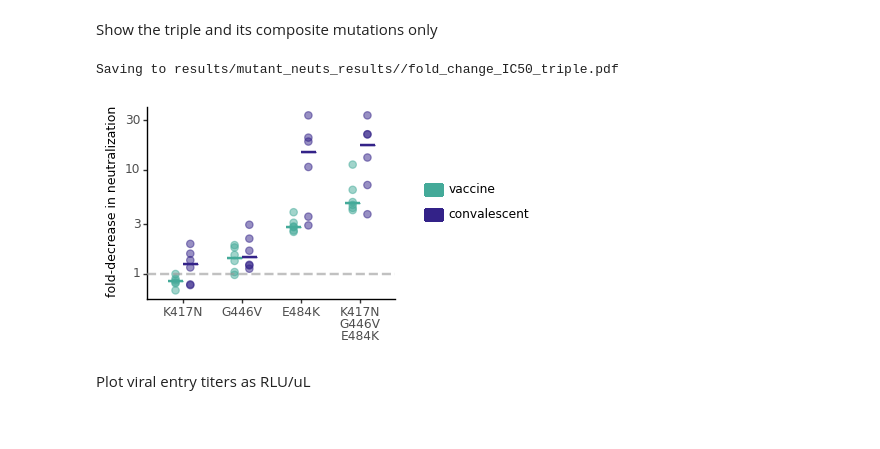
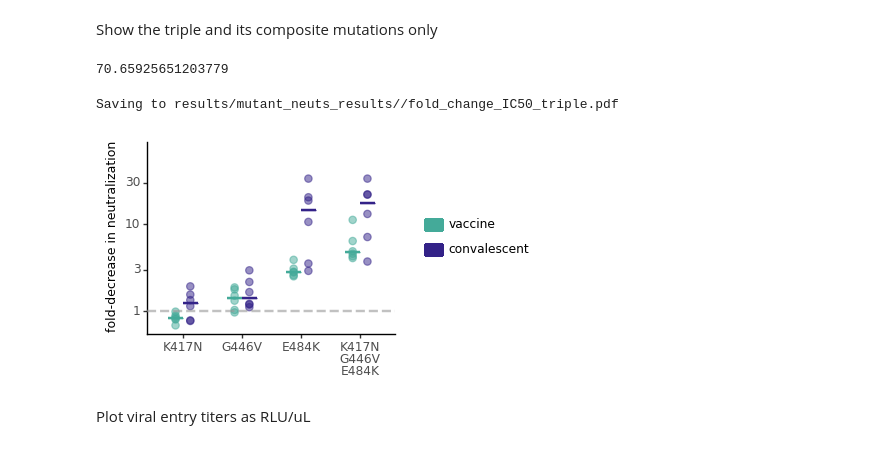
Before and after one commit to jbloomlab/SARS-CoV-2-RBD_MAP_Moderna, a Jupyter notebook: experimental_data/mutant_neuts.ipynb, the cells around one changed output. Saved outputs shown, nothing was run; the diff lists cells and outputs as text; code cells hidden in the pictures.

Commit message:
fix y-axis in Figure 5C

```diff
--- a/experimental_data/mutant_neuts.ipynb
+++ b/experimental_data/mutant_neuts.ipynb
@@ -705,6 +705,10 @@ Saving to results/mutant_neuts_results//IC50_dodged.pdf
 [figure]
 # %% [markdown]
 Show the triple and its composite mutations only
+# %%
+print(muts_depletions.query('virus=="RBD antibodies depleted"')['fold_change'].max())
+# %% [output]
+70.65925651203779
 # %%
 triples = ['K417N', 'G446V', 'E484K', 'K417N-G446V-E484K', 'K417N\nG446V\nE484K']
 
@@ -718,34 +722,38 @@ p = (ggplot(muts_depletions
              .assign(virus=lambda x: pd.Categorical(x['virus'],ordered=True,categories=list(config['viruses'].keys())+['K417N\nG446V\nE484K','all RBD\nantibodies\ndepleted']))
             ) +
      aes('virus', 'fold_change', fill='sample_type', color='sample_type', ) + #shape='ic50_is_bound'
      geom_crossbar(data=(median_df.query("virus in @triples")),
                    mapping=aes(x='virus', ymin='fold_change', ymax='fold_change'),
                    position=position_dodge(width=0.5),
                   ) +
      geom_jitter(position=position_dodge(width=0.5), size=2.5, alpha=0.5) +
      scale_y_log10(name='fold-decrease in neutralization') +
      theme_classic() +
      theme(axis_title_x=element_blank(),
            axis_title_y=element_text(size=9),
            legend_title=element_blank(),
 #            legend_title=element_text(size=10),
            figure_size=(0.8 * 4, 2.5),
            ) +
+     # add invisible line to make y-axis max the same as for panel 5B
+     geom_hline(yintercept=muts_depletions.query('virus=="RBD antibodies depleted"')['fold_change'].max(),
+                linetype='dashed', size=0,
+                alpha=0.6, color=CBPALETTE[0]) +
      geom_hline(yintercept=1, linetype='dashed', size=1,
                 alpha=0.6, color=CBPALETTE[0]) +
      scale_fill_manual(values=['#44AA99', '#332288'])+
      scale_color_manual(values=['#44AA99', '#332288']) #+
 #      scale_shape_manual(values=['o','^'], name='upper limit')
      )
 
 _ = p.draw()
 
 plotfile = f'{resultsdir}/fold_change_IC50_triple.pdf'
 print(f"Saving to {plotfile}")
 p.save(plotfile, verbose=False)
 # %% [output]
 Saving to results/mutant_neuts_results//fold_change_IC50_triple.pdf
-[figure, old version]
+[figure, new version]
 # %% [markdown]
 Plot viral entry titers as RLU/uL
 # %%
```
Also changed, not shown: parts of 11 cells of this notebook, 30 other files.
